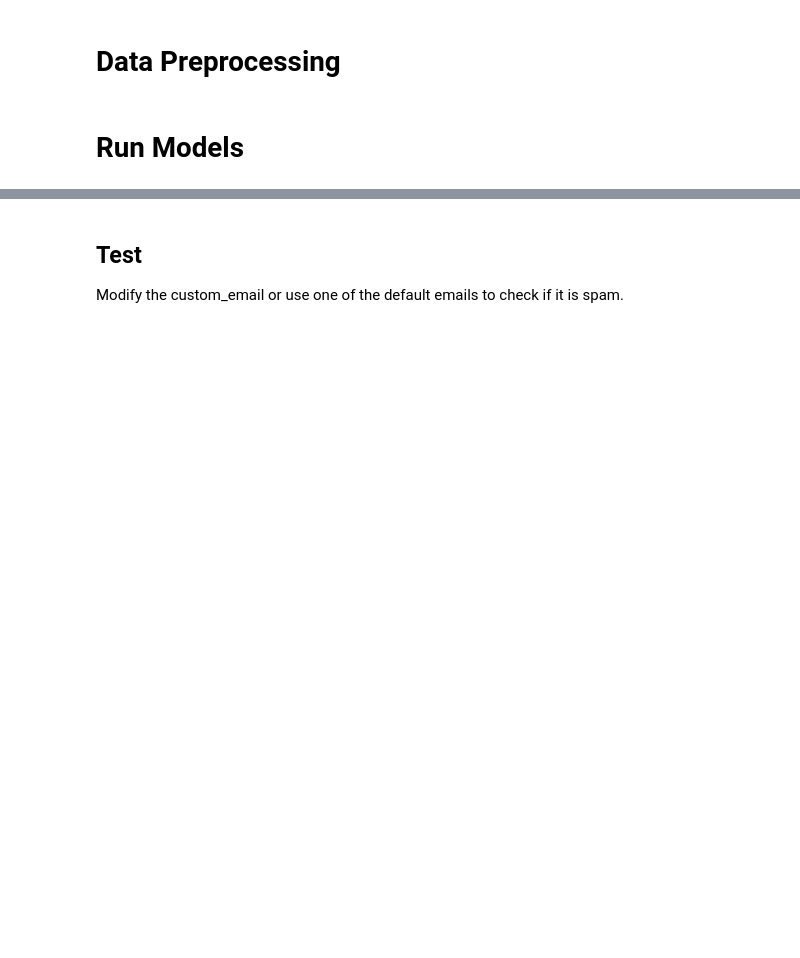
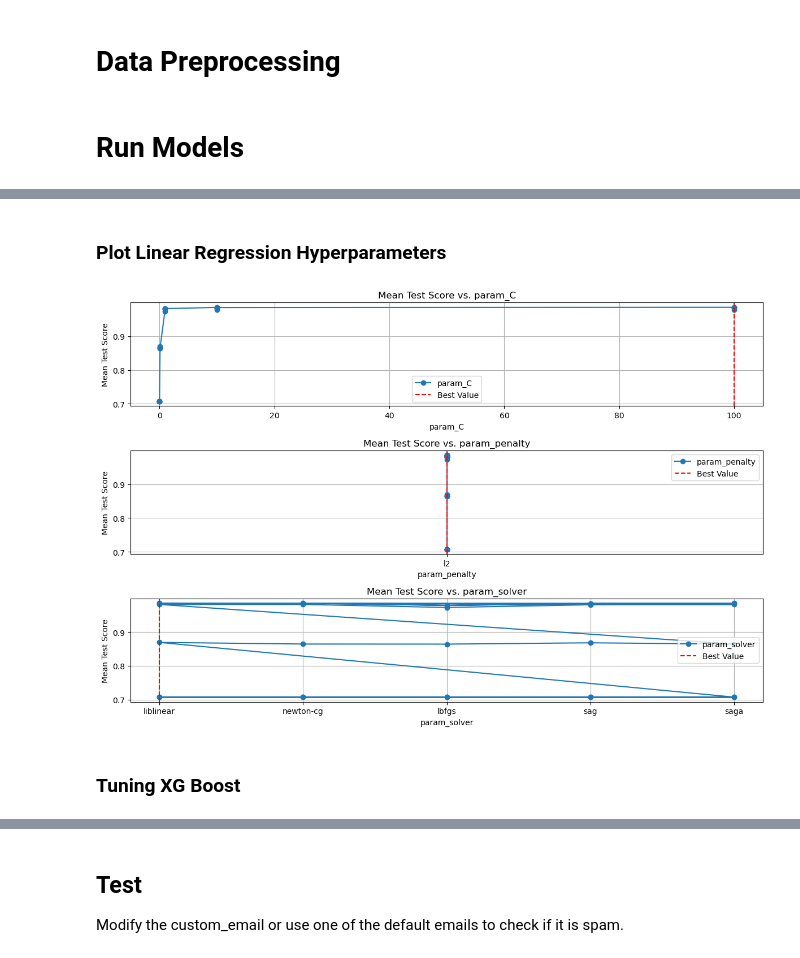
Before and after one commit to AnthonyDest/Spam-Email-Detection, a Jupyter notebook: detection.ipynb, the cells around one changed output, grey strips where cells are left out. Saved outputs shown, nothing was run; the diff lists cells and outputs as text; code cells hidden in the pictures; blank space fills up the shorter version.

Commit message:
xg boost and linear reg, initial plotting

```diff
--- a/detection.ipynb
+++ b/detection.ipynb
@@ -132,8 +68,14 @@ X = tfid.fit_transform(df['tranformed text']).toarray()
 # %%
-# Train
-y=df['label_encoded'].values
+# Init
 X_train,X_test,y_train,y_test = train_test_split(X,y,test_size=0.2,random_state=2)
 
-lr = LogisticRegression(C=1,solver='liblinear',penalty='l2', max_iter=50)
-lr.fit(X_train,y_train)
+# Default Logistic Regression and XGBoost models:
+
+# Logistic Regression
+lr_basic = LogisticRegression(C=1, solver='liblinear', penalty='l2', max_iter=50)
+lr_basic.fit(X_train, y_train)
+
+# XGBoost
+xgb_basic = XGBClassifier()
+xgb_basic.fit(X_train, y_train)
 # %% [output]
@@ -140,0 +128,2 @@ LogisticRegression(C=1, max_iter=50, solver='liblinear')
+# %% [markdown]
+### Plot Linear Regression Hyperparameters
@@ -140,0 +347,32 @@ LogisticRegression(C=1, max_iter=50, solver='liblinear')
+# %%
+import pandas as pd
+import matplotlib.pyplot as plt
+
+# Convert cv_results_ to DataFrame
+cv_results_df = pd.DataFrame(lr_grid_search.cv_results_)
+
+# Extract relevant columns
+param_columns = [col for col in cv_results_df.columns if col.startswith("param_")]
+mean_test_score = cv_results_df["mean_test_score"]
+
+# Plot the data for each hyperparameter separately
+plt.figure(figsize=(12, 8))
+for i, param_col in enumerate(param_columns):
+    plt.subplot(len(param_columns), 1, i+1)
+    plt.plot(cv_results_df[param_col], mean_test_score, marker='o', linestyle='-', label=param_col)
+
+    # Highlight the best value
+    best_index = cv_results_df["mean_test_score"].idxmax()
+    best_value = cv_results_df[param_col][best_index]
+    plt.axvline(x=best_value, color='r', linestyle='--', label='Best Value')
+
+    plt.xlabel(param_col)
+    plt.ylabel("Mean Test Score")
+    plt.title("Mean Test Score vs. " + param_col)
+    plt.legend()
+    plt.grid(True)
+
+plt.tight_layout()
+plt.show()
+# %% [output]
+[figure, added]
@@ -140,0 +479,2 @@ LogisticRegression(C=1, max_iter=50, solver='liblinear')
+# %% [markdown]
+### Tuning XG Boost
```
Also changed, not shown: parts of 22 cells of this notebook, 2 other files.
